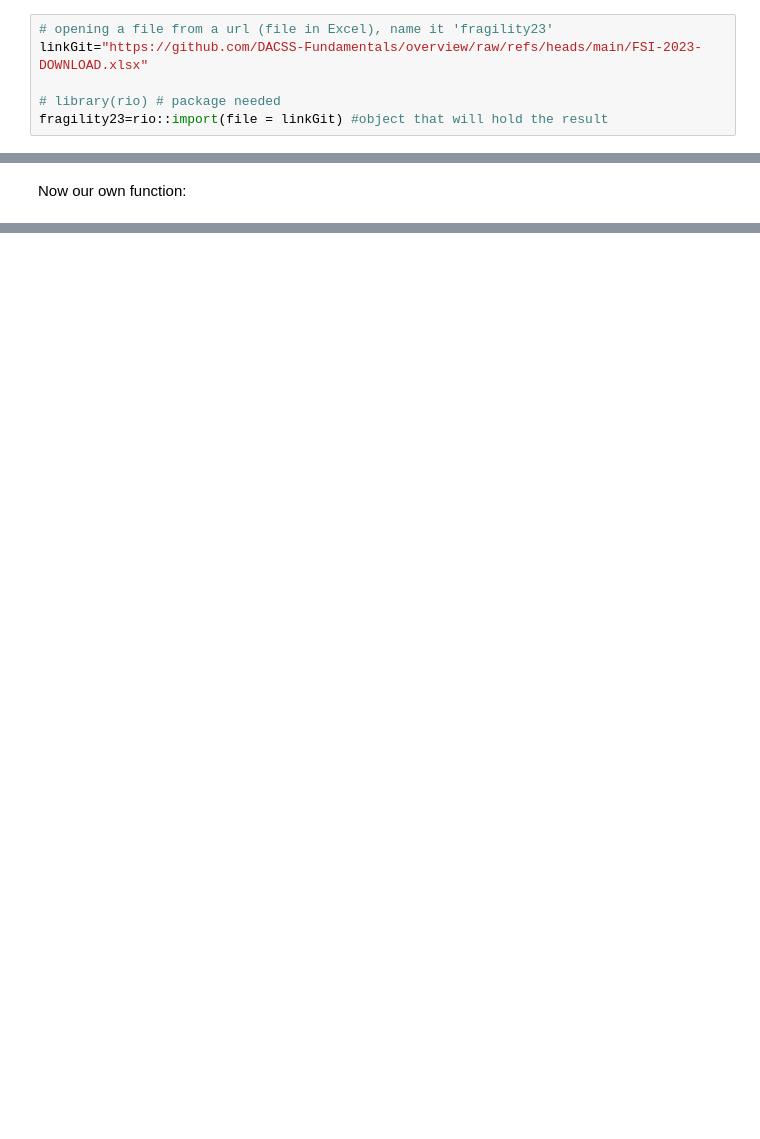
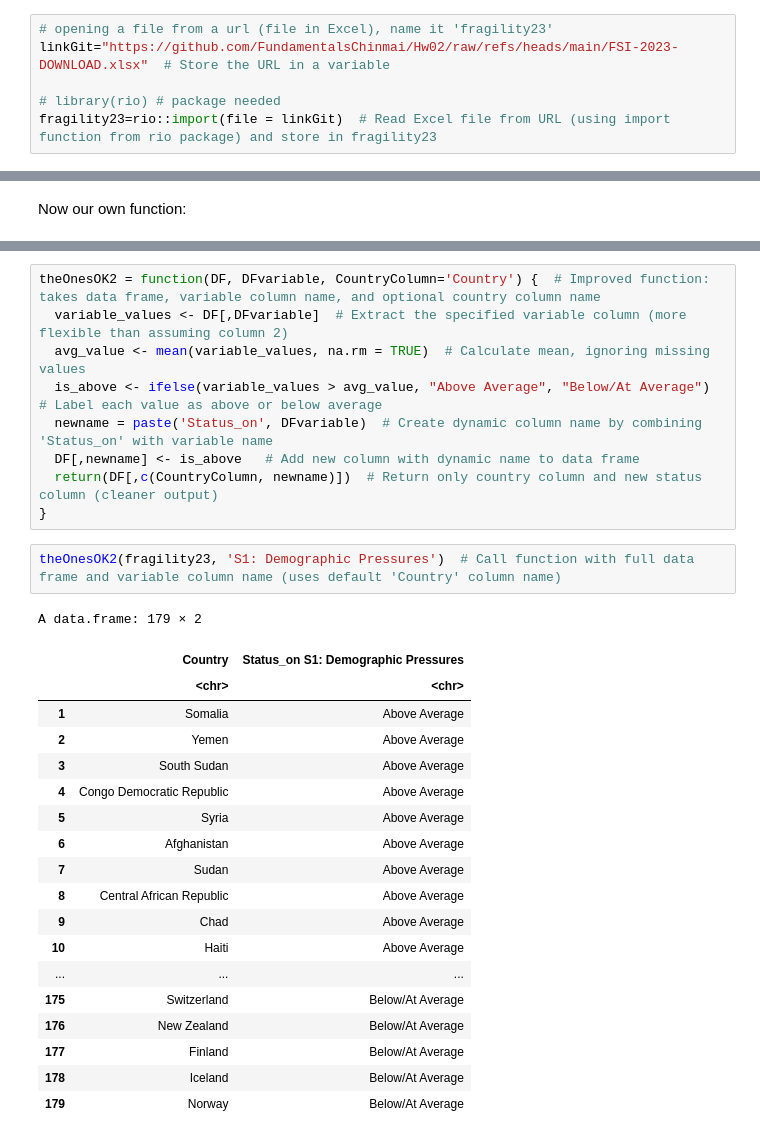
Before and after one commit to FundamentalsChinmai/Hw02, a Jupyter notebook: Applying_Fun_R.ipynb, the cells around one changed output, grey strips where cells are left out. Drawn from its saved outputs; the diff is of its cells as text; blank space fills up the shorter version.

```diff
--- a/Applying_Fun_R.ipynb
+++ b/Applying_Fun_R.ipynb
@@ -8,7 +11,7 @@ Installing to tead Excel files:
 # reading data
 # %%
 # opening a file from a url (file in Excel), name it 'fragility23'
-linkGit="https://github.com/DACSS-Fundamentals/overview/raw/refs/heads/main/FSI-2023-DOWNLOAD.xlsx"
+linkGit="https://github.com/FundamentalsChinmai/Hw02/raw/refs/heads/main/FSI-2023-DOWNLOAD.xlsx"  # Store the URL in a variable
 
 # library(rio) # package needed
-fragility23=rio::import(file = linkGit) #object that will hold the result
+fragility23=rio::import(file = linkGit)  # Read Excel file from URL (using import function from rio package) and store in fragility23
@@ -86 +247,32 @@ theOnesOK(fragility23[,c('Country','S1: Demographic Pressures')])
+# %%
+theOnesOK2 = function(DF, DFvariable, CountryColumn='Country') {  # Improved function: takes data frame, variable column name, and optional country column name
+  variable_values <- DF[,DFvariable]  # Extract the specified variable column (more flexible than assuming column 2)
+  avg_value <- mean(variable_values, na.rm = TRUE)  # Calculate mean, ignoring missing values
+  is_above <- ifelse(variable_values > avg_value, "Above Average", "Below/At Average")  # Label each value as above or below average
+  newname = paste('Status_on', DFvariable)  # Create dynamic column name by combining 'Status_on' with variable name
+  DF[,newname] <- is_above   # Add new column with dynamic name to data frame
+  return(DF[,c(CountryColumn, newname)])  # Return only country column and new status column (cleaner output)
+}
+# %%
+theOnesOK2(fragility23, 'S1: Demographic Pressures')  # Call function with full data frame and variable column name (uses default 'Country' column name)
+# %% [output]
+A data.frame: 179 × 2
+|  | Country | Status_on S1: Demographic Pressures |
+|  | <chr> | <chr> |
+| 1 | Somalia | Above Average |
+| 2 | Yemen | Above Average |
+| 3 | South Sudan | Above Average |
+| 4 | Congo Democratic Republic | Above Average |
+| 5 | Syria | Above Average |
+| 6 | Afghanistan | Above Average |
+| 7 | Sudan | Above Average |
+| 8 | Central African Republic | Above Average |
+| 9 | Chad | Above Average |
+| 10 | Haiti | Above Average |
+| ... | ... | ... |
+| 175 | Switzerland | Below/At Average |
+| 176 | New Zealand | Below/At Average |
+| 177 | Finland | Below/At Average |
+| 178 | Iceland | Below/At Average |
+| 179 | Norway | Below/At Average |
 # %%
```
Also changed, not shown: parts of 28 cells of this notebook, 3 other files.
